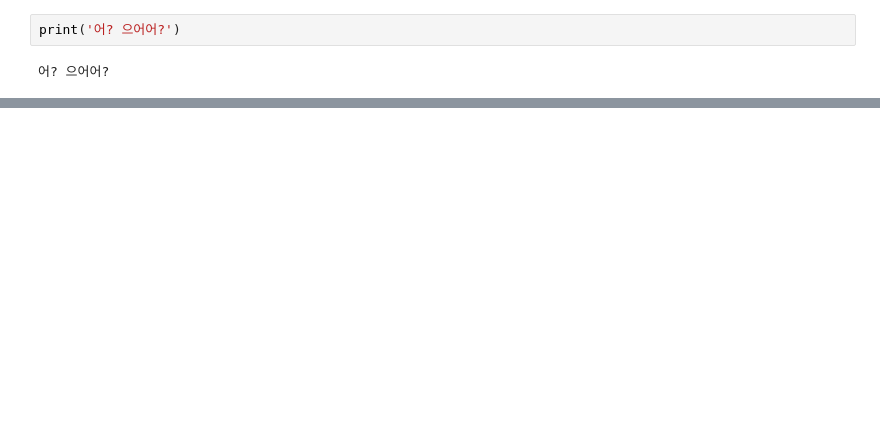
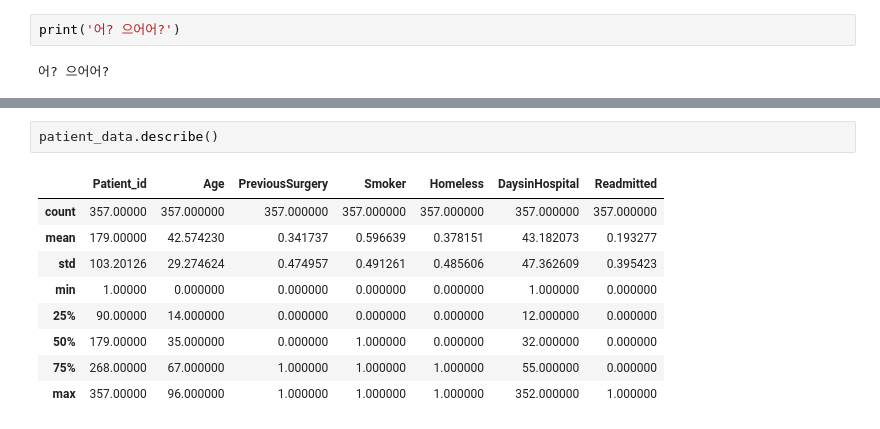
Before and after one commit to Jelly6489/testRepoKJY, a Jupyter notebook: seventh.ipynb, the cells around one changed output, grey strips where cells are left out. Drawn from its saved outputs; the diff is of its cells as text; blank space fills up the shorter version.

```diff
--- a/seventh.ipynb
+++ b/seventh.ipynb
@@ -4,0 +54,12 @@ print('어? 으어어?')
+# %%
+patient_data.describe()
+# %% [output]
+|  | Patient_id | Age | PreviousSurgery | Smoker | Homeless | DaysinHospital | Readmitted |
+| count | 357.00000 | 357.000000 | 357.000000 | 357.000000 | 357.000000 | 357.000000 | 357.000000 |
+| mean | 179.00000 | 42.574230 | 0.341737 | 0.596639 | 0.378151 | 43.182073 | 0.193277 |
+| std | 103.20126 | 29.274624 | 0.474957 | 0.491261 | 0.485606 | 47.362609 | 0.395423 |
+| min | 1.00000 | 0.000000 | 0.000000 | 0.000000 | 0.000000 | 1.000000 | 0.000000 |
+| 25% | 90.00000 | 14.000000 | 0.000000 | 0.000000 | 0.000000 | 12.000000 | 0.000000 |
+| 50% | 179.00000 | 35.000000 | 0.000000 | 1.000000 | 0.000000 | 32.000000 | 0.000000 |
+| 75% | 268.00000 | 67.000000 | 1.000000 | 1.000000 | 1.000000 | 55.000000 | 0.000000 |
+| max | 357.00000 | 96.000000 | 1.000000 | 1.000000 | 1.000000 | 352.000000 | 1.000000 |
```
Also changed, not shown: parts of 65 cells of this notebook.
